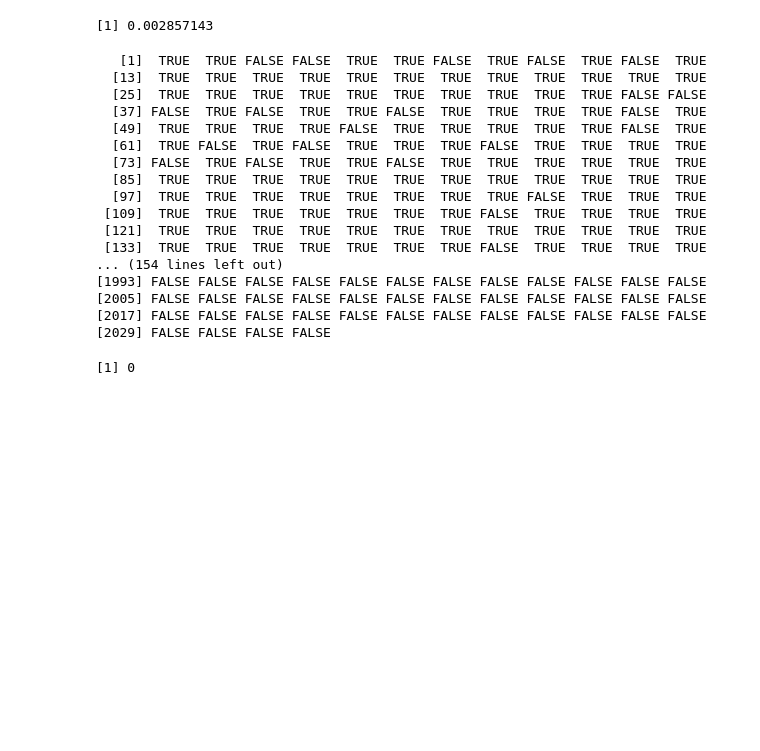
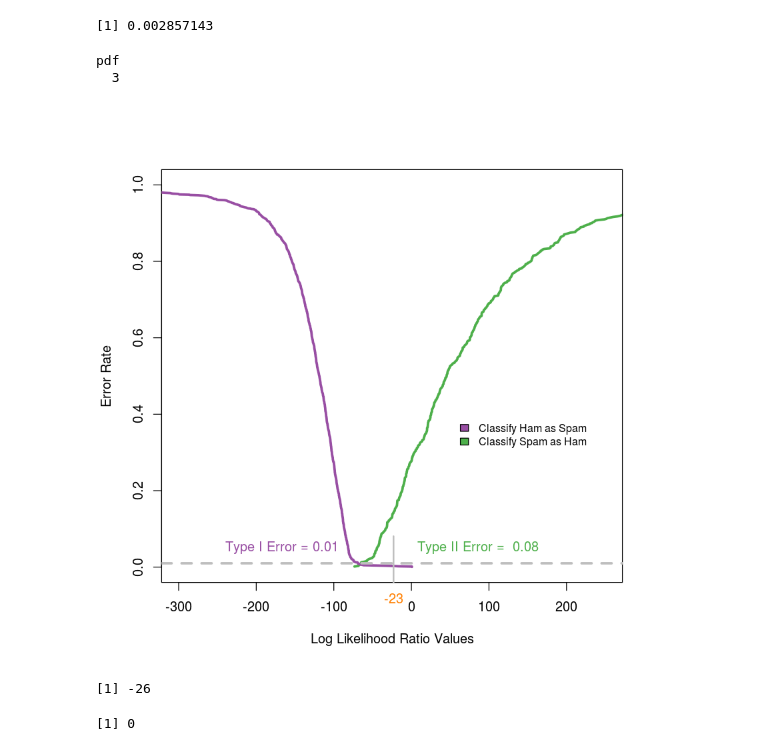
Before and after one commit to CaseyRMartinez/QTW_CaseStudies, a Jupyter notebook: CaseStudy3/CaseStudy3_Jupyter.ipynb, the cells around one changed output. Drawn from its saved outputs; the diff is of its cells as text; code cells hidden in the pictures; blank space fills up the shorter version.

Commit message:
Added new graph

```diff
--- a/CaseStudy3/CaseStudy3_Jupyter.ipynb
+++ b/CaseStudy3/CaseStudy3_Jupyter.ipynb
@@ -1696,27 +1696,43 @@ testLLR2 = sapply(testMsgWords, computeMsgLLR, testTable2)
 typeIErrorRate(-23, testFoldOdds2, spam)
 # %% [output]
 [1] 0.002857143
-# %%
-classify = testFoldOdds2 > -23
-classify
-# %% [output]
-   [1]  TRUE  TRUE FALSE FALSE  TRUE  TRUE FALSE  TRUE FALSE  TRUE FALSE  TRUE
-  [13]  TRUE  TRUE  TRUE  TRUE  TRUE  TRUE  TRUE  TRUE  TRUE  TRUE  TRUE  TRUE
-  [25]  TRUE  TRUE  TRUE  TRUE  TRUE  TRUE  TRUE  TRUE  TRUE  TRUE FALSE FALSE
-  [37] FALSE  TRUE FALSE  TRUE  TRUE FALSE  TRUE  TRUE  TRUE  TRUE FALSE  TRUE
-  [49]  TRUE  TRUE  TRUE  TRUE FALSE  TRUE  TRUE  TRUE  TRUE  TRUE FALSE  TRUE
-  [61]  TRUE FALSE  TRUE FALSE  TRUE  TRUE  TRUE FALSE  TRUE  TRUE  TRUE  TRUE
-  [73] FALSE  TRUE FALSE  TRUE  TRUE FALSE  TRUE  TRUE  TRUE  TRUE  TRUE  TRUE
-  [85]  TRUE  TRUE  TRUE  TRUE  TRUE  TRUE  TRUE  TRUE  TRUE  TRUE  TRUE  TRUE
-  [97]  TRUE  TRUE  TRUE  TRUE  TRUE  TRUE  TRUE  TRUE FALSE  TRUE  TRUE  TRUE
- [109]  TRUE  TRUE  TRUE  TRUE  TRUE  TRUE  TRUE FALSE  TRUE  TRUE  TRUE  TRUE
- [121]  TRUE  TRUE  TRUE  TRUE  TRUE  TRUE  TRUE  TRUE  TRUE  TRUE  TRUE  TRUE
- [133]  TRUE  TRUE  TRUE  TRUE  TRUE  TRUE  TRUE FALSE  TRUE  TRUE  TRUE  TRUE
-... (154 lines left out)
-[1993] FALSE FALSE FALSE FALSE FALSE FALSE FALSE FALSE FALSE FALSE FALSE FALSE
-[2005] FALSE FALSE FALSE FALSE FALSE FALSE FALSE FALSE FALSE FALSE FALSE FALSE
-[2017] FALSE FALSE FALSE FALSE FALSE FALSE FALSE FALSE FALSE FALSE FALSE FALSE
-[2029] FALSE FALSE FALSE FALSE
+# %%
+library(RColorBrewer)
+
+
+xI_2 = typeIErrorRates(testLLR2, testIsSpam)
+xII_2 = typeIIErrorRates(testLLR2, testIsSpam)
+
+tau2 = -23
+
+cols = brewer.pal(9, "Set1")[c(3, 4, 5)]
+plot(xII_2$error ~ xII_2$values,  type = "l", col = cols[1], lwd = 3,
+     xlim = c(-300, 250), ylim = c(0, 1),
+     xlab = "Log Likelihood Ratio Values", ylab="Error Rate")
+points(xI_2$error ~ xI_2$values, type = "l", col = cols[2], lwd = 3)
+legend(x = 50, y = 0.4, fill = c(cols[2], cols[1]),
+       legend = c("Classify Ham as Spam",
+                  "Classify Spam as Ham"), cex = 0.8,
+       bty = "n")
+abline(h=0.01, col ="grey", lwd = 3, lty = 2)
+text(-250, 0.05, pos = 4, "Type I Error = 0.01", col = cols[2])
+
+mtext(tau2, side = 1, line = 0.5, at = tau2, col = cols[3])
+segments(x0 = tau2, y0 = -.50, x1 = tau2, y1 = t2,
+         lwd = 2, col = "grey")
+text(tau2 + 20, 0.05, pos = 4,
+     paste("Type II Error = ", round(t2, digits = 2)),
+     col = cols[1])
+
+dev.off()
+# %% [output]
+pdf
+  3
+[figure, added]
+# %%
+tau01
+# %% [output]
+[1] -26
 # %%
 sum(classify & !testLLR2)#/sum(!testLLR2)
 # %% [output]
```
